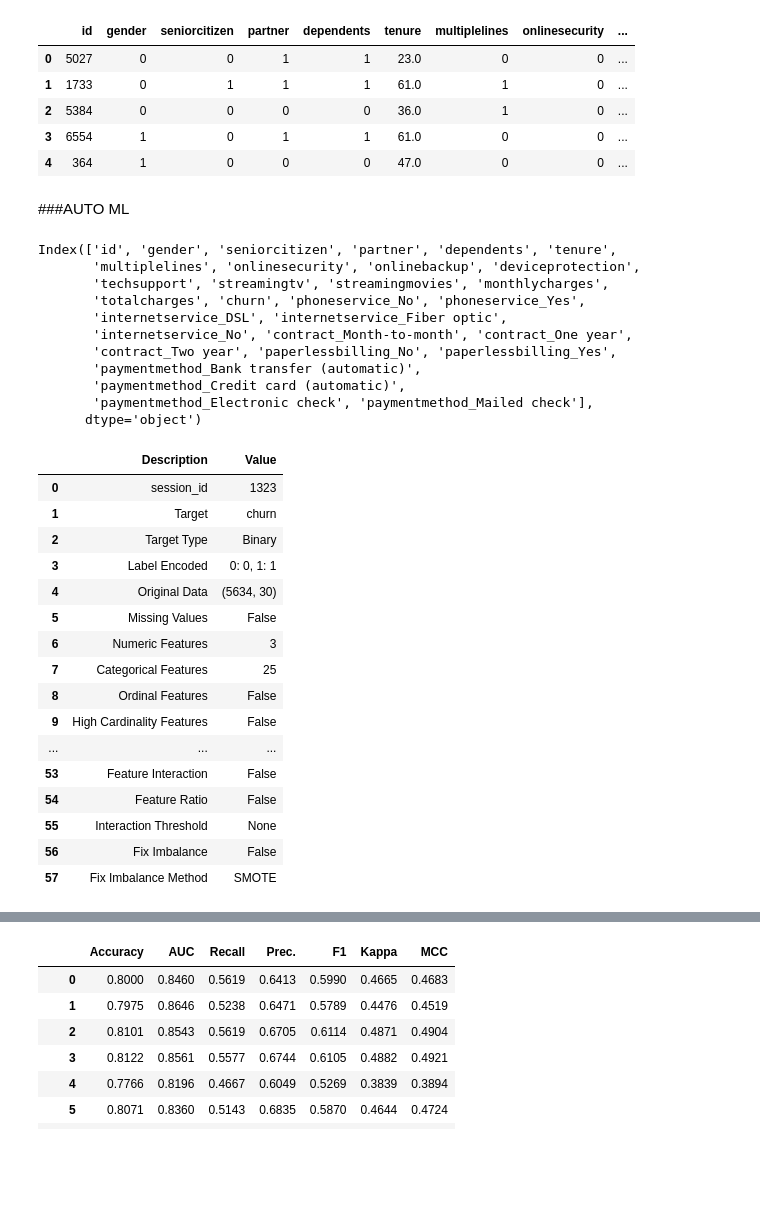
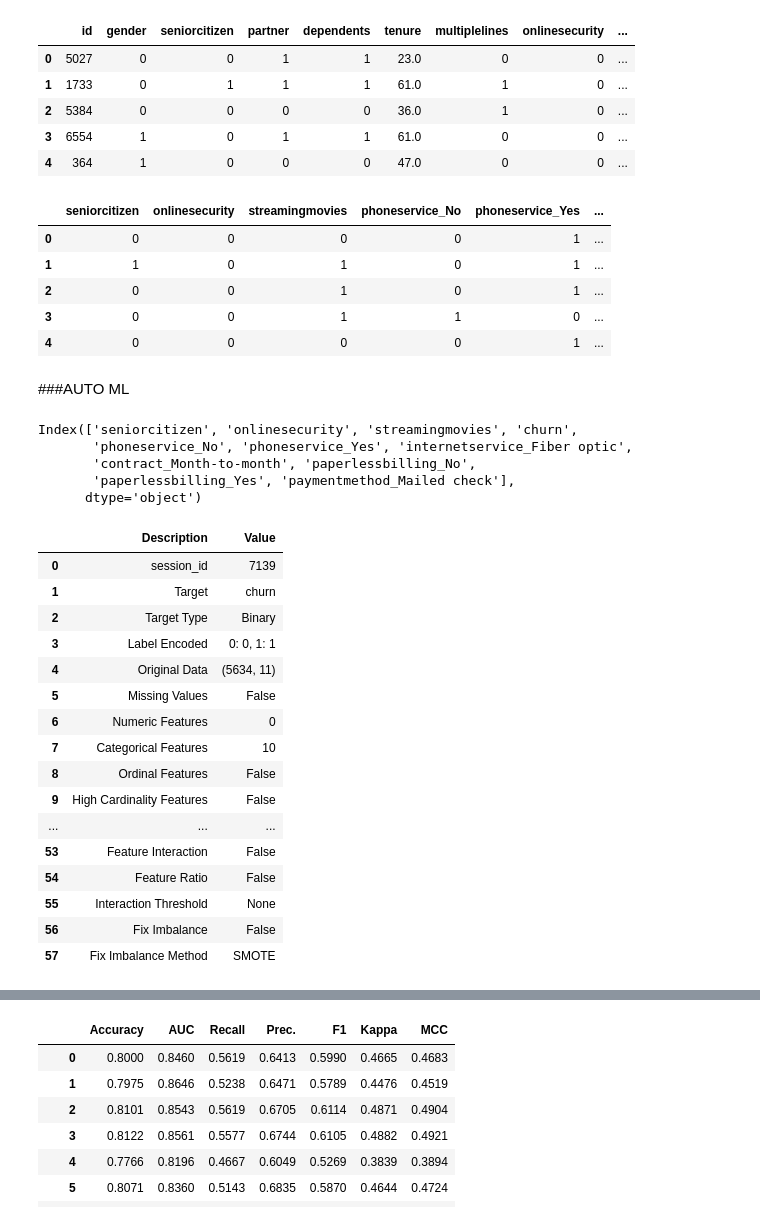
Before and after one commit to jjefferson2006/DSWP_JJ_altera, a Jupyter notebook: desafio_analise_5_ordenado.ipynb, the cells around one changed output, grey strips where cells are left out. Drawn from its saved outputs; the diff is of its cells as text; code cells hidden in the pictures; blank space fills up the shorter version.

```diff
--- a/desafio_analise_5_ordenado.ipynb
+++ b/desafio_analise_5_ordenado.ipynb
@@ -500,0 +522,6 @@ df_train_dumy.head()
+# %%
+df_train_dumy.drop(columns=['id', 'gender', 'partner', 'dependents', 'tenure', 'multiplelines', 'onlinebackup',
+                            'deviceprotection', 'techsupport', 'streamingtv', 'monthlycharges', 'totalcharges',
+                            'internetservice_DSL', 'internetservice_No',
+                            'contract_One year', 'contract_Two year',
+                            'paymentmethod_Bank transfer (automatic)', 'paymentmethod_Credit card (automatic)', 'paymentmethod_Electronic check'], inplace=True)
@@ -725,16 +778,19 @@ df_test_dumy.head()
+# %%
+df_test_dumy.head()
+# %% [output]
+|  | seniorcitizen | onlinesecurity | streamingmovies | phoneservice_No | phoneservice_Yes | ... |
+| 0 | 0 | 0 | 0 | 0 | 1 | ... |
+| 1 | 1 | 0 | 1 | 0 | 1 | ... |
+| 2 | 0 | 0 | 1 | 0 | 1 | ... |
+| 3 | 0 | 0 | 1 | 1 | 0 | ... |
+| 4 | 0 | 0 | 0 | 0 | 1 | ... |
 # %% [markdown]
 ###AUTO ML
 # %%
 df_train_dumy.columns
 # %% [output]
-Index(['id', 'gender', 'seniorcitizen', 'partner', 'dependents', 'tenure',
-       'multiplelines', 'onlinesecurity', 'onlinebackup', 'deviceprotection',
-       'techsupport', 'streamingtv', 'streamingmovies', 'monthlycharges',
-       'totalcharges', 'churn', 'phoneservice_No', 'phoneservice_Yes',
-       'internetservice_DSL', 'internetservice_Fiber optic',
-       'internetservice_No', 'contract_Month-to-month', 'contract_One year',
-       'contract_Two year', 'paperlessbilling_No', 'paperlessbilling_Yes',
-       'paymentmethod_Bank transfer (automatic)',
-       'paymentmethod_Credit card (automatic)',
-       'paymentmethod_Electronic check', 'paymentmethod_Mailed check'],
+Index(['seniorcitizen', 'onlinesecurity', 'streamingmovies', 'churn',
+       'phoneservice_No', 'phoneservice_Yes', 'internetservice_Fiber optic',
+       'contract_Month-to-month', 'paperlessbilling_No',
+       'paperlessbilling_Yes', 'paymentmethod_Mailed check'],
       dtype='object')
@@ -741,28 +808,24 @@ Index(['id', 'gender', 'seniorcitizen', 'partner', 'dependents', 'tenure',
 # %%
 clf = setup(data = df_train_dumy,
             target = 'churn',
             #numeric_features = ['tenure', 'monthlycharges', 'totalcharges']
             #numeric_imputation = 'mean'
-            categorical_features = ['gender', 'seniorcitizen', 'partner', 'dependents',
-                                    'multiplelines', 'onlinesecurity', 'onlinebackup', 'deviceprotection',
-                                    'techsupport', 'streamingtv', 'streamingmovies', 'phoneservice_No', 'phoneservice_Yes',
-                                    'internetservice_DSL', 'internetservice_Fiber optic',
-                                    'internetservice_No', 'contract_Month-to-month', 'contract_One year',
-                                    'contract_Two year', 'paperlessbilling_No', 'paperlessbilling_Yes',
-                                    'paymentmethod_Bank transfer (automatic)', 'paymentmethod_Credit card (automatic)',
-                                    'paymentmethod_Electronic check', 'paymentmethod_Mailed check'], # lista das variáveis categóricas
-            ignore_features = ['id'],
+            categorical_features = ['seniorcitizen', 'onlinesecurity', 'streamingmovies',
+                                    'phoneservice_No', 'phoneservice_Yes', 'internetservice_Fiber optic',
+                                    'contract_Month-to-month', 'paperlessbilling_No',
+                                    'paperlessbilling_Yes', 'paymentmethod_Mailed check'], # lista das variáveis categóricas
+            #ignore_features = ['id']
             silent = False)
 # %% [output]
 |  | Description | Value |
-| 0 | session_id | 1323 |
+| 0 | session_id | 7139 |
 | 1 | Target | churn |
 | 2 | Target Type | Binary |
 | 3 | Label Encoded | 0: 0, 1: 1 |
-| 4 | Original Data | (5634, 30) |
+| 4 | Original Data | (5634, 11) |
 | 5 | Missing Values | False |
-| 6 | Numeric Features | 3 |
-| 7 | Categorical Features | 25 |
+| 6 | Numeric Features | 0 |
+| 7 | Categorical Features | 10 |
 | 8 | Ordinal Features | False |
 | 9 | High Cardinality Features | False |
 | ... | ... | ... |
```
Also changed, not shown: parts of 30 cells of this notebook.
